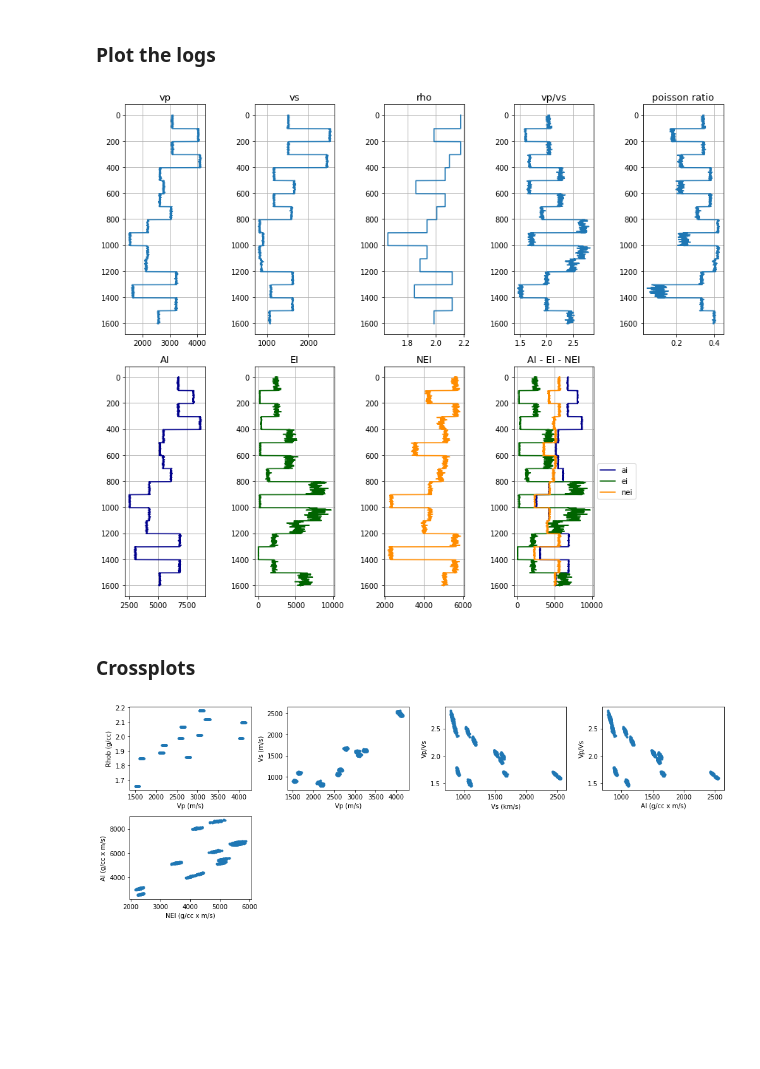
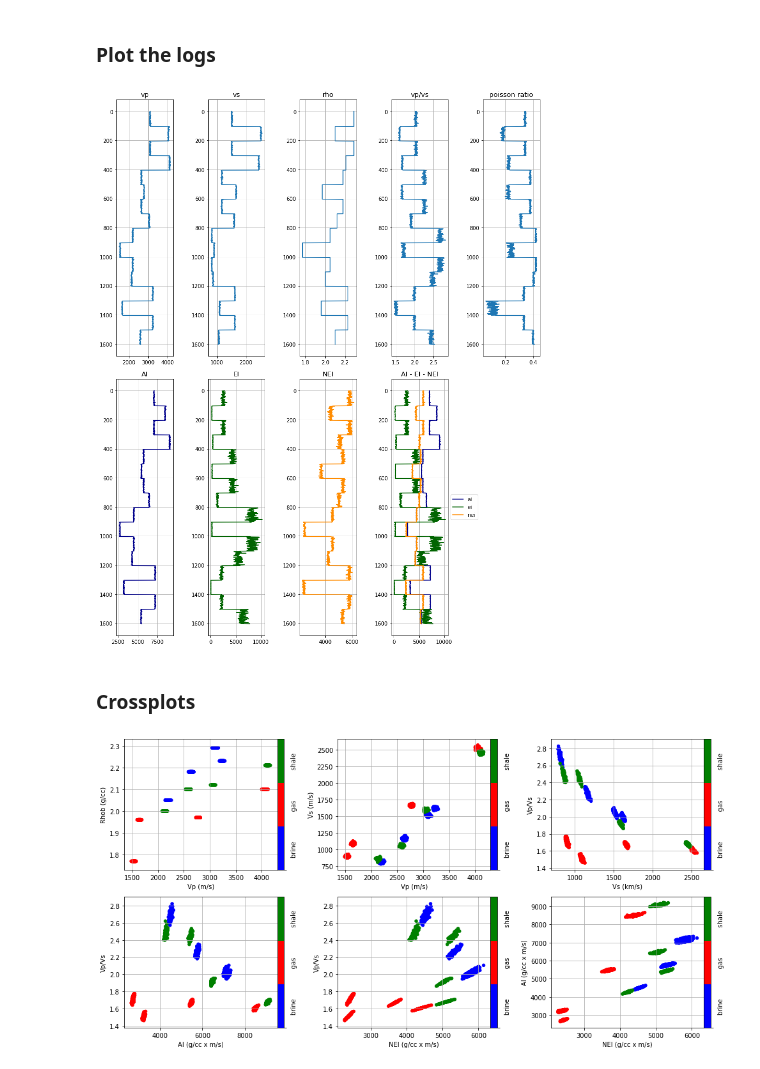
Before and after one commit to ffigura/avo, a Jupyter notebook: 1_synthetic/4_avo_synthetic.ipynb, the cells around one changed output. Saved outputs shown, nothing was run; the diff lists cells and outputs as text; code cells hidden in the pictures; blank space fills up the shorter version.

```diff
--- a/1_synthetic/4_avo_synthetic.ipynb
+++ b/1_synthetic/4_avo_synthetic.ipynb
@@ -18,6 +19,7 @@ angle = 30
 # %% [markdown]
 #### The properties will generate the logs
 # %%
+faceis_vet = np.zeros(5)
 vp=np.zeros(5) + shale[0,0]
 vs = np.zeros(5) + shale[0,1]
 rho = np.zeros(5) + shale[0,2]
@@ -25,16 +27,22 @@ for i in range (len(avocl)):
     vp1 = np.zeros(100) + shale[i,0] #m/s
     vs1 = np.zeros(100) + shale[i,1]
     rho1 = np.zeros(100) + shale[i,2] #g/cc
+    faceis_vet1 = np.zeros(100)
+
     vp2 = np.zeros(100) + sandgas[i,0]
     vs2 = np.zeros(100) + sandgas[i,1] #m/s
     rho2 = np.zeros(100) + sandgas[i,2] #g/cc
+    faceis_vet2 = np.zeros(100) + 1
+
     vp3 = np.zeros(100) + sandbrine[i,0]
     vs3 = np.zeros(100) + sandbrine[i,1] #m/s
     rho3 = np.zeros(100) + sandbrine[i,2] #g/cc
+    faceis_vet3 = np.zeros(100) + 2
 
     vp=np.concatenate((vp,vp1,vp2,vp1,vp3))
     vs=np.concatenate((vs,vs1,vs2,vs1,vs3))
     rho=np.concatenate((rho,rho1,rho2,rho1,rho3))
+    faceis_vet=np.concatenate((faceis_vet,faceis_vet1,faceis_vet2,faceis_vet1,faceis_vet3))
 
 vp += np.random.normal(0, np.max(np.abs(vp))*0.005, len(vp))
 vs += np.random.normal(0, np.max(np.abs(vs))*0.005, len(vs))
@@ -50,7 +58,7 @@ nei=ip.nei(vp,vs,rho,shale[2,0],shale[2,1],shale[2,2],angle) # normalized elasti
 # %% [markdown]
 ### Plot the logs
 # %%
-fig=plt.figure(figsize=(12,10))
+fig=plt.figure(figsize=(12,15))
 
 ax=plt.subplot(2,5,1)
 plt.title('vp',fontsize=13)
@@ -84,33 +92,33 @@ plt.grid(True)
 
 ax=plt.subplot(2,5,6)
 plt.title('AI',fontsize=13)
 plt.plot(ai,np.arange(ai.shape[0]),color='darkblue')
 ax.invert_yaxis()
 plt.grid(True)
 
 ax=plt.subplot(2,5,7)
 plt.title('EI',fontsize=13)
 plt.plot(ei,np.arange(ei.shape[0]),color='darkgreen')
 ax.invert_yaxis()
 plt.grid(True)
 
 ax=plt.subplot(2,5,8)
 plt.title('NEI',fontsize=13)
 plt.plot(nei,np.arange(nei.shape[0]),color='darkorange')
 ax.invert_yaxis()
 plt.grid(True)
 
 ax=plt.subplot(2,5,9)
 plt.title('AI - EI - NEI',fontsize=13)
 plt.plot(ai,np.arange(ai.shape[0]),label='ai',color='darkblue')
 plt.plot(ei,np.arange(ei.shape[0]),label='ei',color='darkgreen')
 plt.plot(nei,np.arange(nei.shape[0]),label='nei',color='darkorange')
 plt.legend(loc='center left', bbox_to_anchor=(1, 0.5))
 ax.invert_yaxis()
 plt.grid(True)
 
 plt.tight_layout()
 # %% [output]
-[figure, old version]
+[figure, new version]
 # %% [markdown]
 ### Crossplots
@@ -117,34 +130,64 @@ plt.tight_layout()
 # %%
-fig=plt.figure(figsize=(14,5))
+fig=plt.figure(figsize=(14,7))
 
-ax=plt.subplot(2,4,1)
-plt.plot(vp,rho,'.')
+ax=plt.subplot(2,3,1)
+plt.scatter(vp,rho,20,c=faceis_vet,cmap=cmap_facies)
 ax.set_xlabel('Vp (m/s)')
 ax.set_ylabel('Rhob (g/cc)')
+plt.grid()
+cbar=plt.colorbar(pad=0)
+cbar.set_label((15*' ').join(['brine', 'gas', 'shale']))
+cbar.set_ticks(range(0,1)); cbar.set_ticklabels('')
 
-ax=plt.subplot(2,4,2)
-plt.plot(vp,vs,'.')
+ax=plt.subplot(2,3,2)
+plt.scatter(vp,vs,20,c=faceis_vet,cmap=cmap_facies)
 ax.set_xlabel('Vp (m/s)')
 ax.set_ylabel('Vs (m/s)')
+plt.grid()
+cbar=plt.colorbar(pad=0)
+cbar.set_label((15*' ').join(['brine', 'gas', 'shale']))
+cbar.set_ticks(range(0,1)); cbar.set_ticklabels('')
 
-ax=plt.subplot(2,4,3)
-plt.plot(vs,vpvs,'.')
+ax=plt.subplot(2,3,3)
+plt.scatter(vs,vpvs,20,c=faceis_vet,cmap=cmap_facies)
 ax.set_xlabel('Vs (km/s)')
 ax.set_ylabel('Vp/Vs')
+plt.grid()
+cbar=plt.colorbar(pad=0)
+cbar.set_label((15*' ').join(['brine', 'gas', 'shale']))
+cbar.set_ticks(range(0,1)); cbar.set_ticklabels('')
 
-ax=plt.subplot(2,4,4)
-plt.plot(vs,vpvs,'.')
+ax=plt.subplot(2,3,4)
+plt.scatter(ai,vpvs,20,c=faceis_vet,cmap=cmap_facies)
 ax.set_xlabel('AI (g/cc x m/s)')
 ax.set_ylabel('Vp/Vs')
+plt.grid()
+cbar=plt.colorbar(pad=0)
+cbar.set_label((15*' ').join(['brine', 'gas', 'shale']))
+cbar.set_ticks(range(0,1)); cbar.set_ticklabels('')
 
-ax=plt.subplot(2,4,5)
-plt.plot(nei,ai,'.')
+ax=plt.subplot(2,3,5)
+plt.scatter(nei,vpvs,20,c=faceis_vet,cmap=cmap_facies)
+ax.set_xlabel('NEI (g/cc x m/s)')
+ax.set_ylabel('Vp/Vs')
+plt.grid()
+cbar=plt.colorbar(pad=0)
+cbar.set_label((15*' ').join(['brine', 'gas', 'shale']))
+cbar.set_ticks(range(0,1)); cbar.set_ticklabels('')
+
+ax=plt.subplot(2,3,6)
+plt.scatter(nei,ai,20,c=faceis_vet,cmap=cmap_facies)
 ax.set_xlabel('NEI (g/cc x m/s)')
 ax.set_ylabel('AI (g/cc x m/s)')
+plt.grid()
+cbar=plt.colorbar(pad=0)
+cbar.set_label((15*' ').join(['brine', 'gas', 'shale']))
+cbar.set_ticks(range(0,1)); cbar.set_ticklabels('')
+
 
 plt.tight_layout()
 # %% [output]
-[figure, old version]
+[figure, new version]
 # %% [markdown]
 ### References:
 
```
Also changed, not shown: parts of 4 cells of this notebook.
